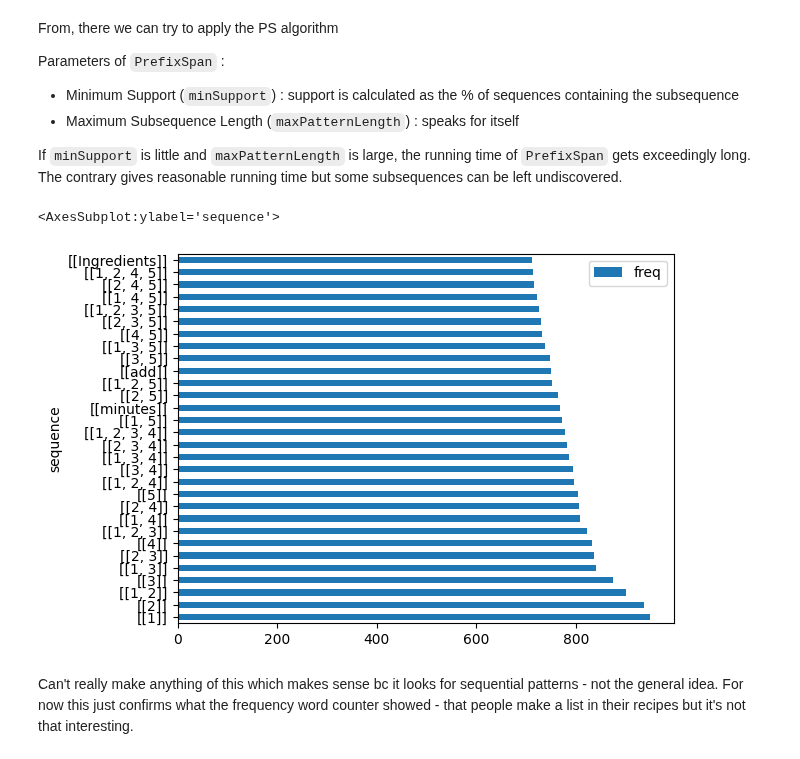
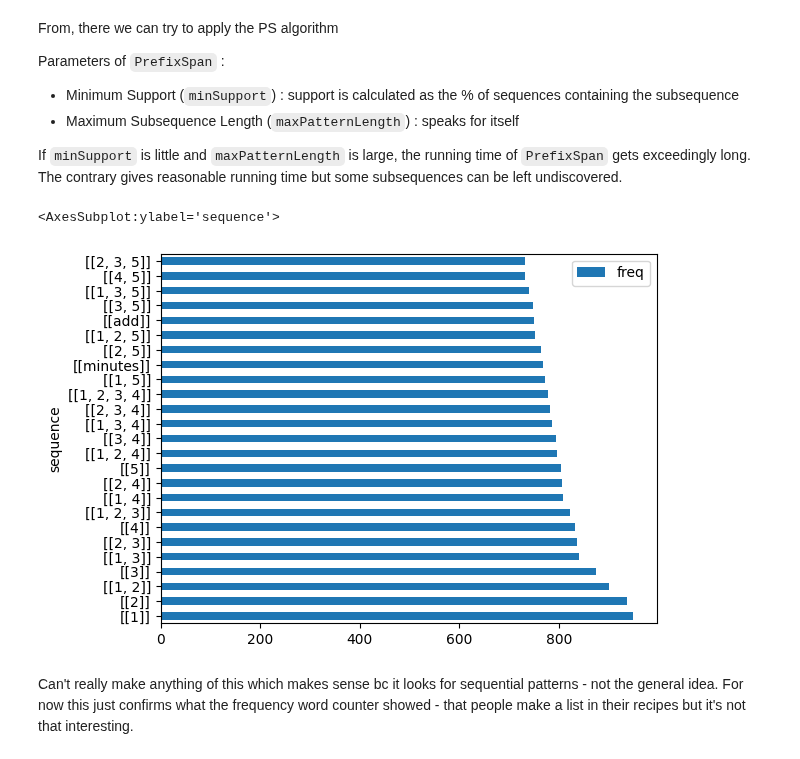
Before and after one commit to lucamouchel/Understanding-Revision-Behavior, a Jupyter notebook: Project.ipynb, the cells around one changed output. Saved outputs shown, nothing was run; the diff lists cells and outputs as text; code cells hidden in the pictures.

```diff
--- a/Project.ipynb
+++ b/Project.ipynb
@@ -189,29 +170,29 @@
 # %%
 copy = recipes_without_stopwords.copy()
 
 for i, tokenized in enumerate(copy):
     copy[i] = list(filter(lambda char: char != ',' and char != "." ,tokenized))
 
 range_ = range(len(copy))
 for i in range_:
     copy[i] = Row(sequence=[copy[i]])
 
 l = [copy[i] for i in range_]
 DF = sc.parallelize(l).toDF()
 
 prefixSpan = PrefixSpan(minSupport=0.5, maxPatternLength=8, maxLocalProjDBSize=32000000)
 
 # Find frequent sequential patterns.
 a = prefixSpan.findFrequentSequentialPatterns(DF).sort(desc('freq')).collect()
 
 
-NUM_PATTERNS_TO_PLOT = 30
+NUM_PATTERNS_TO_PLOT = 25
 
 df2 = pd.DataFrame(list(map(lambda _: _.asDict(),a[:NUM_PATTERNS_TO_PLOT])))
 df2.plot(kind='barh',x='sequence', y='freq')
 # %% [output]
 <AxesSubplot:ylabel='sequence'>
-[figure, old version]
+[figure, new version]
 # %% [markdown]
 Can't really make anything of this which makes sense bc it looks for sequential patterns - not the general idea. For now this just confirms what the frequency word counter showed - that people make a list in their recipes but it's not that interesting.
 # %% [markdown]
```
Also changed, not shown: parts of 5 cells of this notebook.
